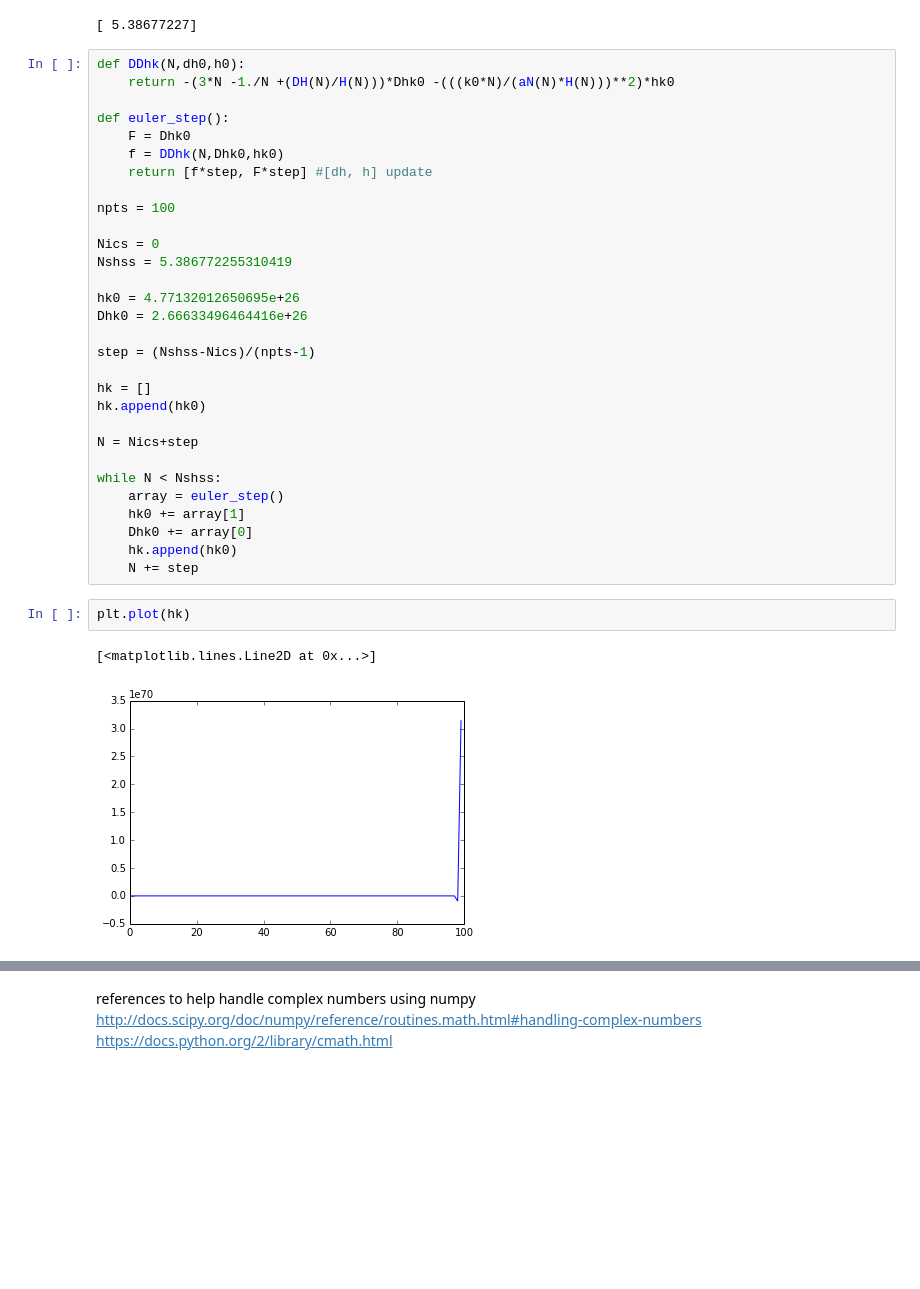
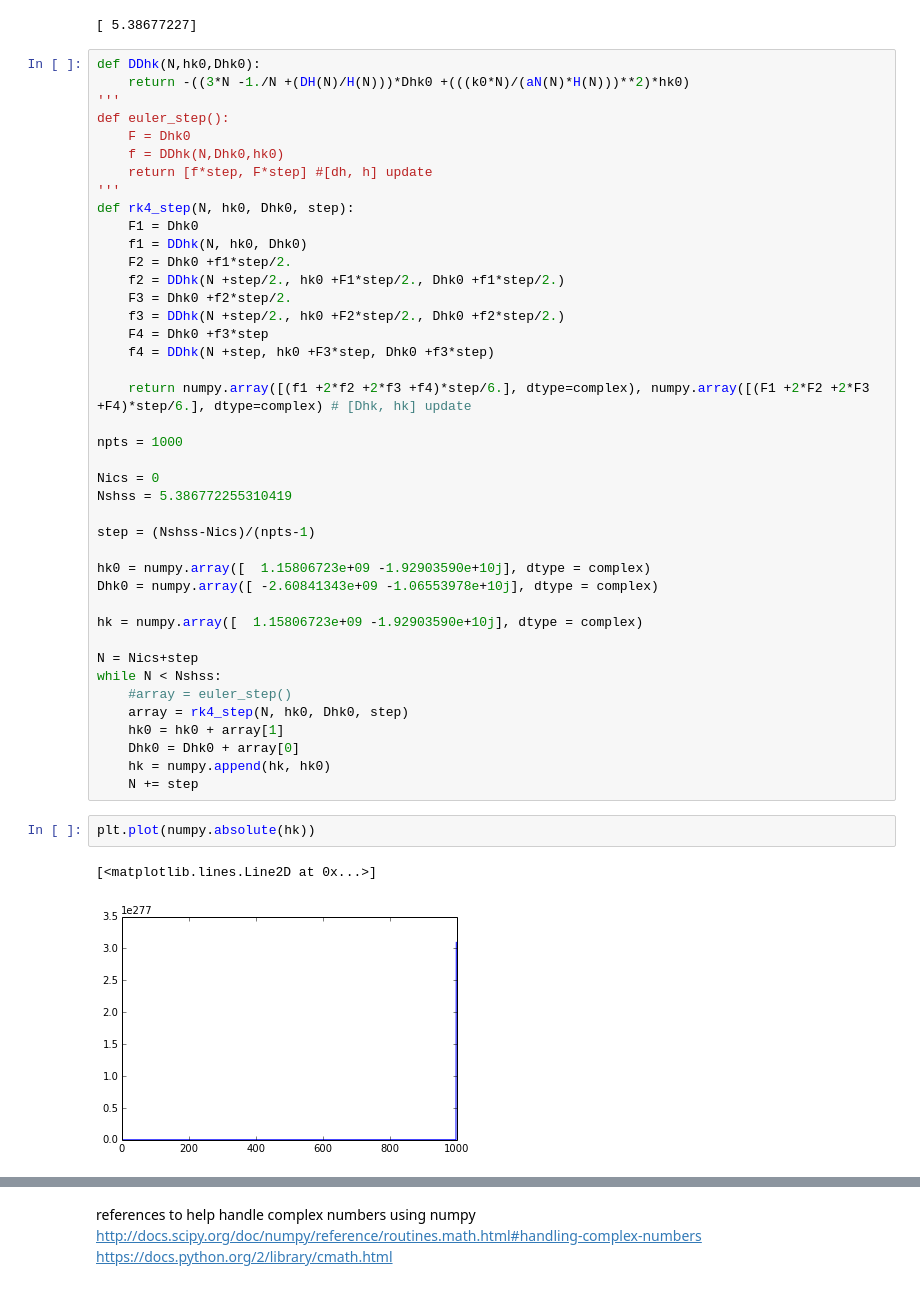
Before and after one commit to rahulporuri/project_work, a Jupyter notebook: test-Copy0.ipynb, the cells around one changed output, grey strips where cells are left out. Cells and saved outputs as stored; diff of their text form; blank space fills up the shorter version.

```diff
--- a/test-Copy0.ipynb
+++ b/test-Copy0.ipynb
@@ -211,37 +242,48 @@ print temp
 # %% [output]
 [ 5.38677227]
 # %%
-def DDhk(N,dh0,h0):
-    return -(3*N -1./N +(DH(N)/H(N)))*Dhk0 -(((k0*N)/(aN(N)*H(N)))**2)*hk0
-
+def DDhk(N,hk0,Dhk0):
+    return -((3*N -1./N +(DH(N)/H(N)))*Dhk0 +(((k0*N)/(aN(N)*H(N)))**2)*hk0)
+'''
 def euler_step():
     F = Dhk0
     f = DDhk(N,Dhk0,hk0)
     return [f*step, F*step] #[dh, h] update
+'''
+def rk4_step(N, hk0, Dhk0, step):
+    F1 = Dhk0
+    f1 = DDhk(N, hk0, Dhk0)
+    F2 = Dhk0 +f1*step/2.
+    f2 = DDhk(N +step/2., hk0 +F1*step/2., Dhk0 +f1*step/2.)
+    F3 = Dhk0 +f2*step/2.
+    f3 = DDhk(N +step/2., hk0 +F2*step/2., Dhk0 +f2*step/2.)
+    F4 = Dhk0 +f3*step
+    f4 = DDhk(N +step, hk0 +F3*step, Dhk0 +f3*step)
 
-npts = 100
+    return numpy.array([(f1 +2*f2 +2*f3 +f4)*step/6.], dtype=complex), numpy.array([(F1 +2*F2 +2*F3 +F4)*step/6.], dtype=complex) # [Dhk, hk] update
+
+npts = 1000
 
 Nics = 0
 Nshss = 5.386772255310419
 
-hk0 = 4.77132012650695e+26
-Dhk0 = 2.66633496464416e+26
-
 step = (Nshss-Nics)/(npts-1)
 
-hk = []
-hk.append(hk0)
+hk0 = numpy.array([  1.15806723e+09 -1.92903590e+10j], dtype = complex)
+Dhk0 = numpy.array([ -2.60841343e+09 -1.06553978e+10j], dtype = complex)
+
+hk = numpy.array([  1.15806723e+09 -1.92903590e+10j], dtype = complex)
 
 N = Nics+step
-
 while N < Nshss:
-    array = euler_step()
-    hk0 += array[1]
-    Dhk0 += array[0]
-    hk.append(hk0)
+    #array = euler_step()
+    array = rk4_step(N, hk0, Dhk0, step)
+    hk0 = hk0 + array[1]
+    Dhk0 = Dhk0 + array[0]
+    hk = numpy.append(hk, hk0)
     N += step
 # %%
-plt.plot(hk)
+plt.plot(numpy.absolute(hk))
 # %% [output]
 [<matplotlib.lines.Line2D at 0x...>]
-[figure, old version]
+[figure, new version]
```
Also changed, not shown: parts of 10 cells of this notebook.
